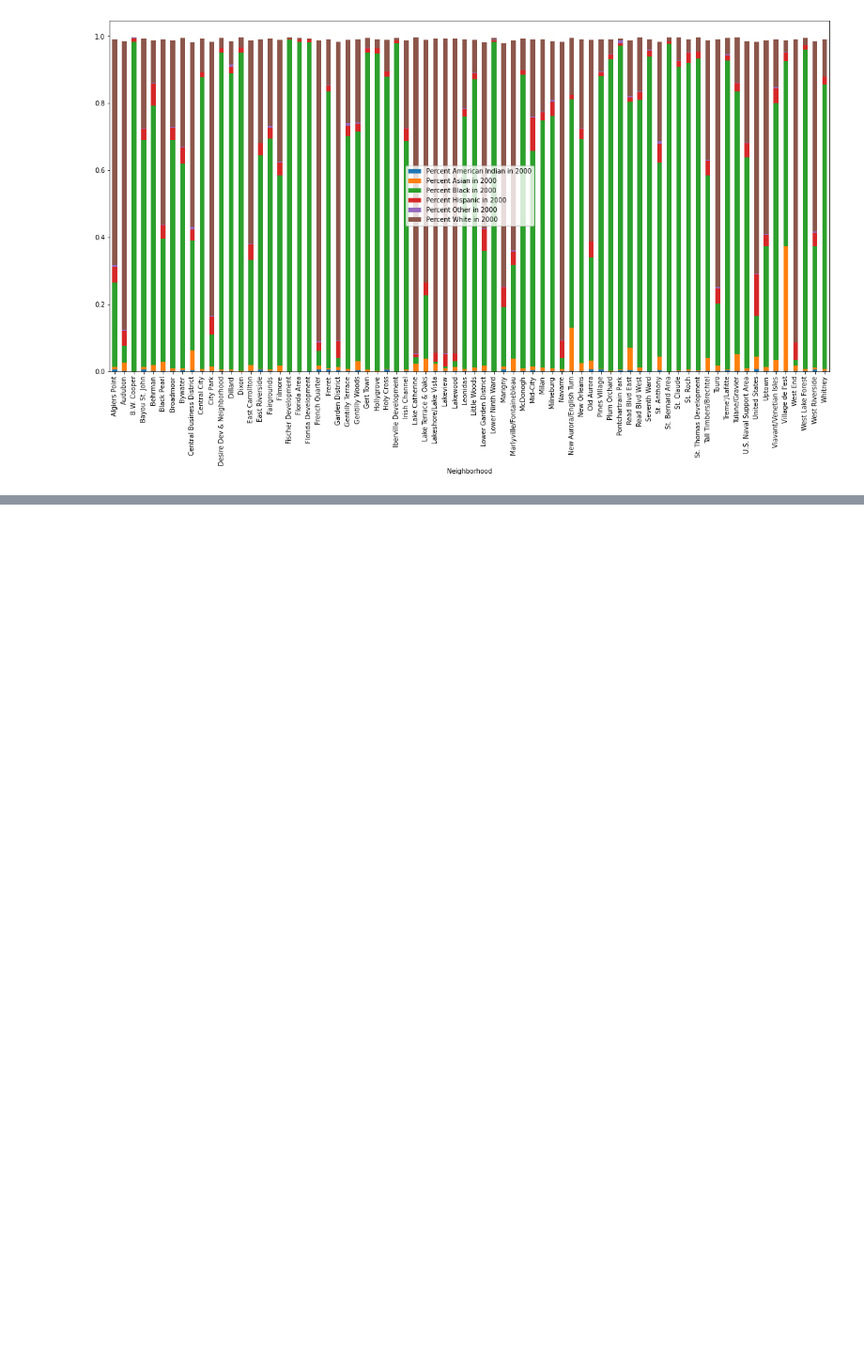
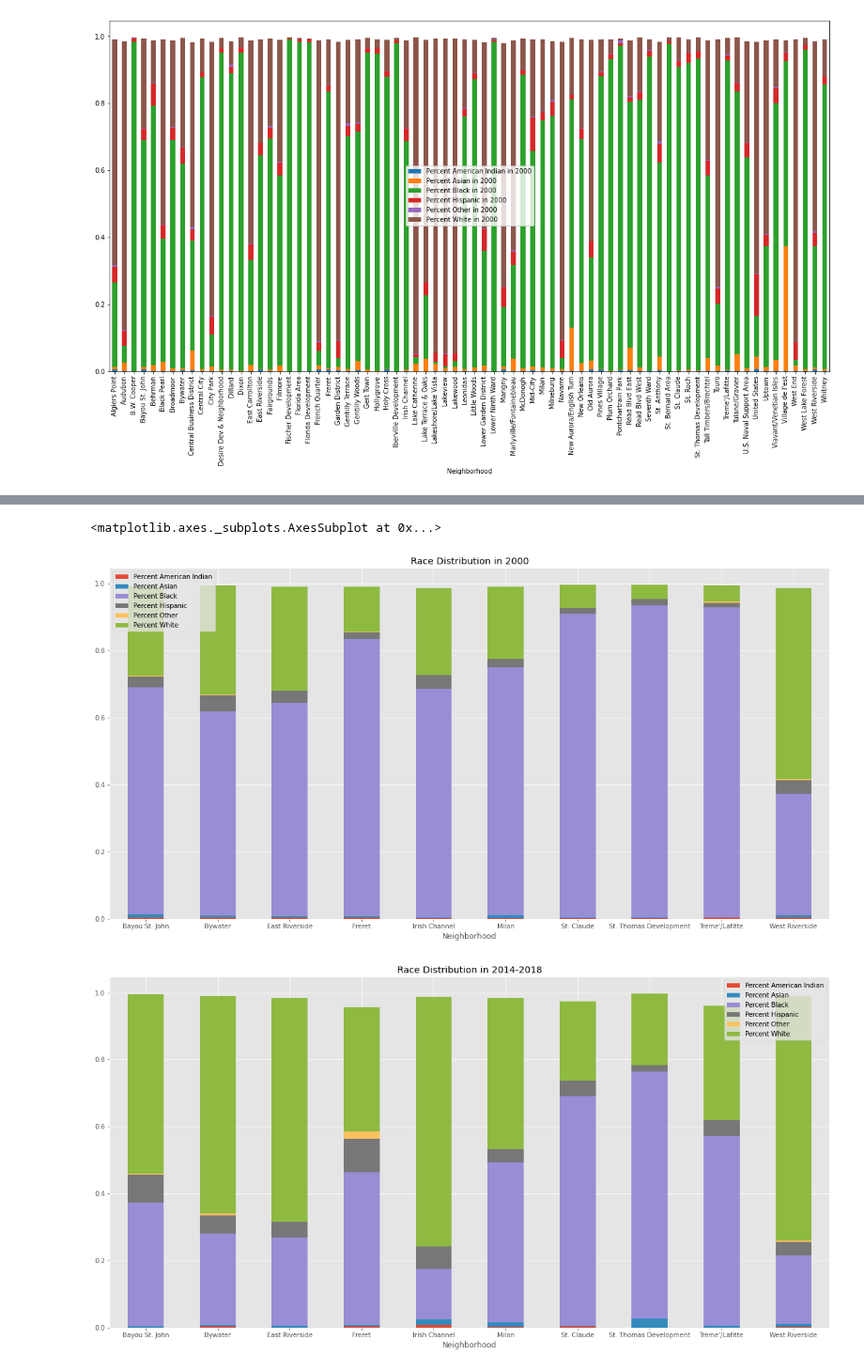
Before and after one commit to leosimanonok/DataScienceFinalTutorial, a Jupyter notebook: Leah.ipynb, the cells around one changed output, grey strips where cells are left out. Shown at 94% size. Drawn from its saved outputs; the diff is of its cells as text; code cells hidden in the pictures; blank space fills up the shorter version.

```diff
--- a/Leah.ipynb
+++ b/Leah.ipynb
@@ -270,0 +460,18 @@ race_2014.plot.bar(stacked=True, figsize=(20,10))
+# %%
+##include this one
+
+both['Change in White'] = race_in2018['Percent White'] - race_in2000['Percent White']
+both['Change in White'].sort_values(ascending=False).head(20)
+highest_change = both.iloc[[3,7,15,22,30,44,57,59,62,70]]['Neighborhood'].tolist()
+
+order = ['Percent White', 'Percent Black', 'Percent Hispanic', 'Percent Asian', 'Percent American Indian', 'Percent Other']
+
+#subset = both[race_income.Neighborhood.isin(highest_change)]
+subset1 = race_in2000[race_income.Neighborhood.isin(highest_change)]
+subset1.pivot_table(index='Neighborhood', values=order).plot.bar(stacked=True, rot=0, figsize=(20,10), title='Race Distribution in 2000')
+subset2 = race_in2018[race_income.Neighborhood.isin(highest_change)]
+subset2.pivot_table(index='Neighborhood', values=order).plot.bar(stacked=True, rot=0, figsize=(20,10), title='Race Distribution in 2014-2018')
+# %% [output]
+<matplotlib.axes._subplots.AxesSubplot at 0x...>
+[figure, added]
+[figure, added]
```
Also changed, not shown: parts of 10 cells of this notebook.
